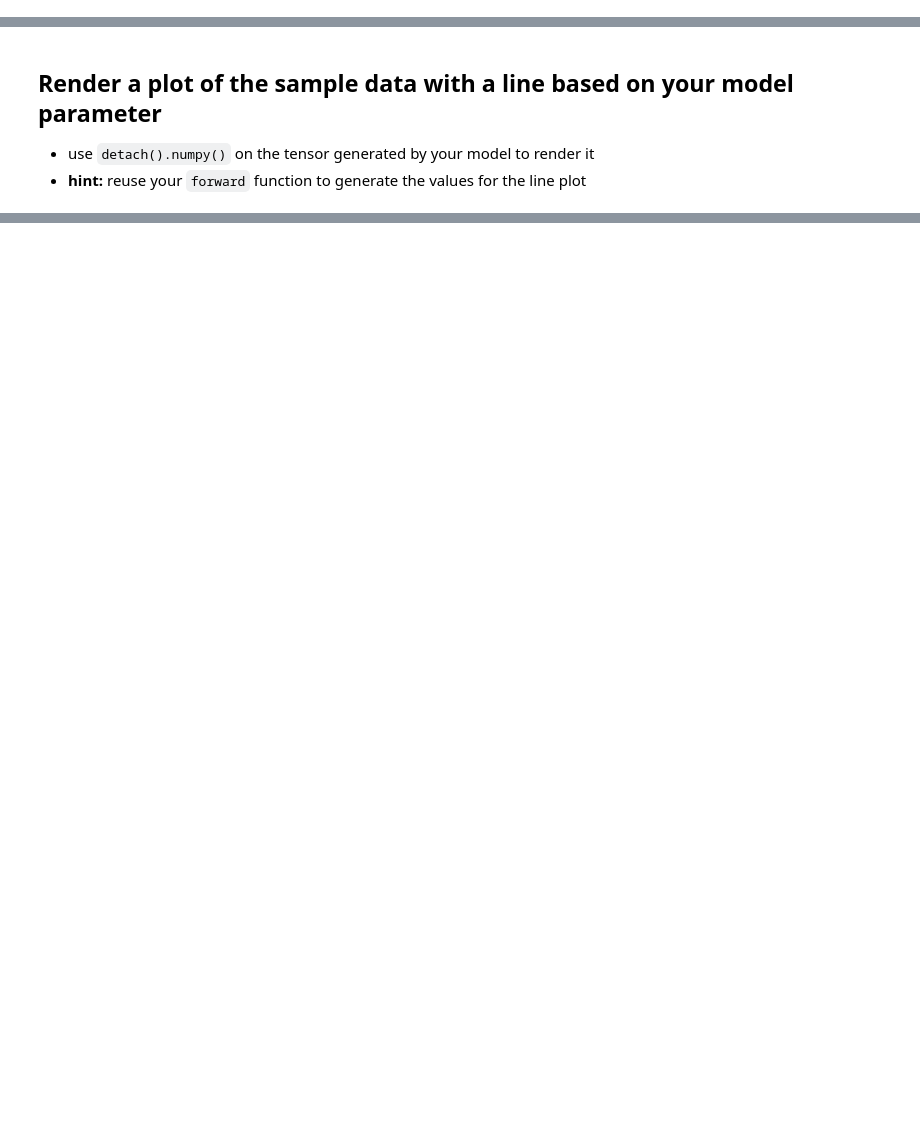
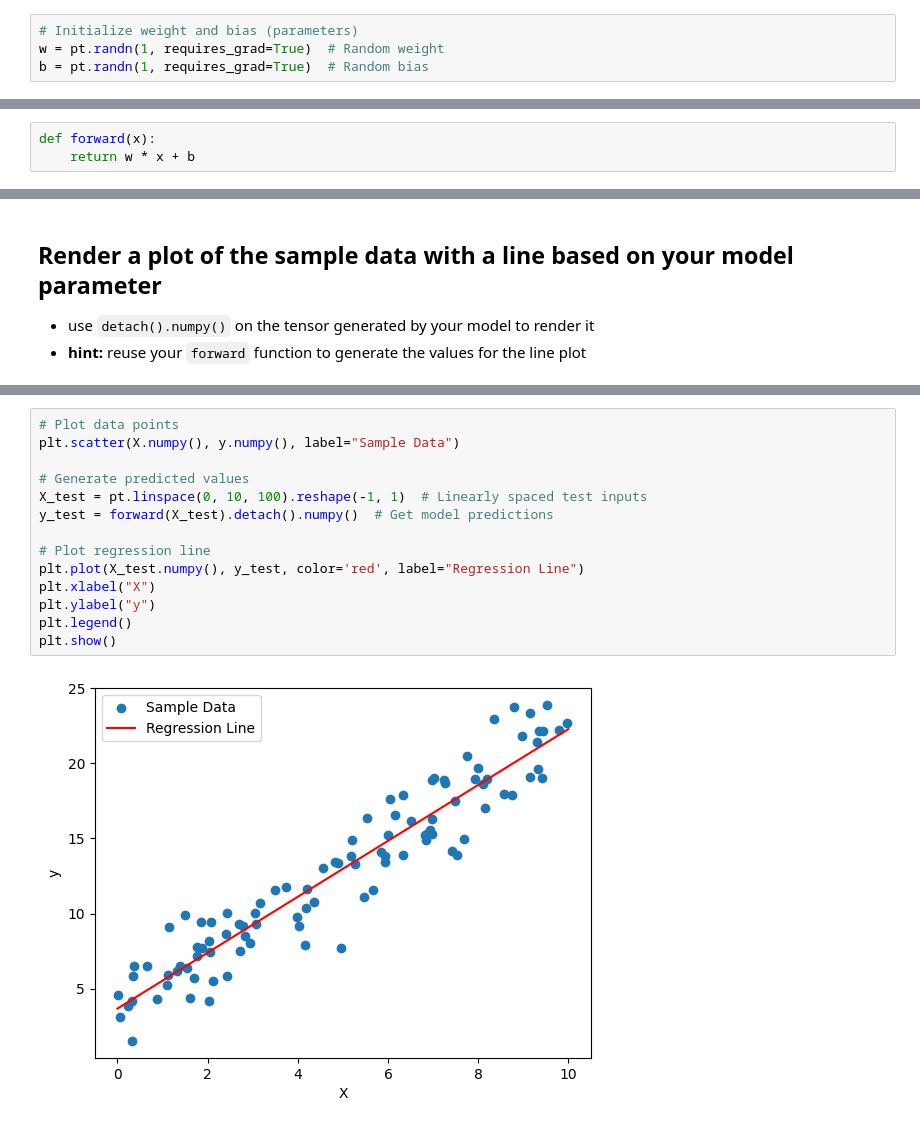
Before and after one commit to parthivz/Fundamentals-of-GenAI-Course-Lab, a Jupyter notebook: PyTorch_2_Exercise_Autograd_GPU.ipynb, the cells around one changed output, grey strips where cells are left out. Drawn from its saved outputs; the diff is of its cells as text; blank space fills up the shorter version.

```diff
--- a/PyTorch_2_Exercise_Autograd_GPU.ipynb
+++ b/PyTorch_2_Exercise_Autograd_GPU.ipynb
@@ -10,8 +26,15 @@ pt.manual_seed(0)
 # %% [markdown]
 ## Initialize the model parameter
 * **hint:** don't forget to set `requires_grad = True`
+# %%
+# Initialize weight and bias (parameters)
+w = pt.randn(1, requires_grad=True)  # Random weight
+b = pt.randn(1, requires_grad=True)  # Random bias
 # %% [markdown]
 ## Implement a `forward` method that returns the predicted values
+# %%
+def forward(x):
+    return w * x + b
 # %% [markdown]
 ## Implement a `loss` method that returns the mean squared error
 * **hint:** use the `pt.mean` method
@@ -21,0 +84,16 @@ pt.manual_seed(0)
+# %%
+# Plot data points
+plt.scatter(X.numpy(), y.numpy(), label="Sample Data")
+
+# Generate predicted values
+X_test = pt.linspace(0, 10, 100).reshape(-1, 1)  # Linearly spaced test inputs
+y_test = forward(X_test).detach().numpy()  # Get model predictions
+
+# Plot regression line
+plt.plot(X_test.numpy(), y_test, color='red', label="Regression Line")
+plt.xlabel("X")
+plt.ylabel("y")
+plt.legend()
+plt.show()
+# %% [output]
+[figure, added]
```
Also changed, not shown: parts of 6 cells of this notebook.
